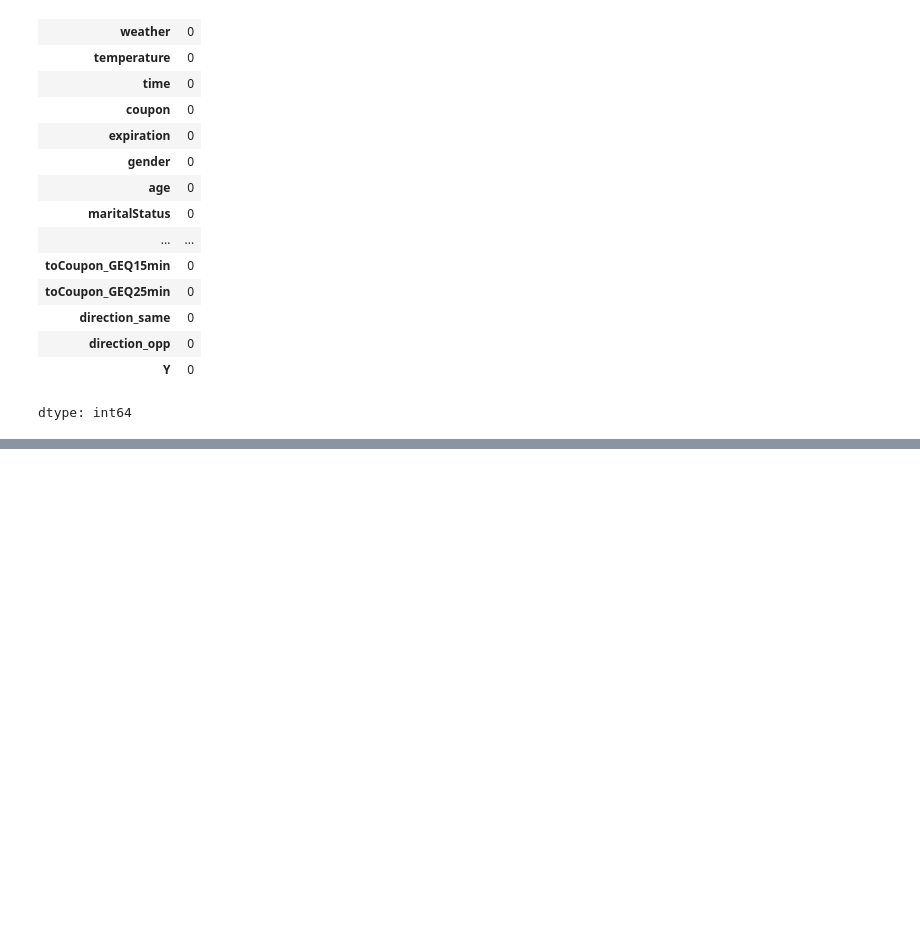
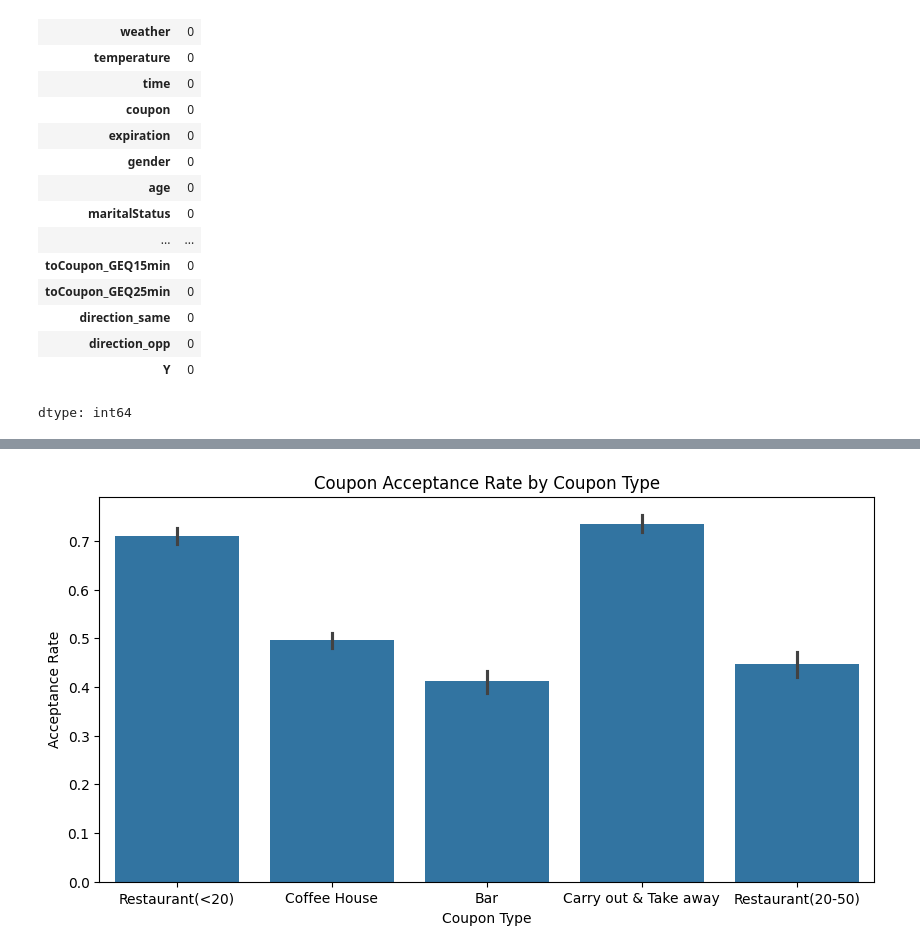
Before and after one commit to gowriv05/Final_Project_Python, a Jupyter notebook: In_Vehicle_Coupon_Acceptance_Analysis.ipynb, the cells around one changed output, grey strips where cells are left out. Cells and saved outputs as stored; diff of their text form; code cells hidden in the pictures; blank space fills up the shorter version.

```diff
--- a/In_Vehicle_Coupon_Acceptance_Analysis.ipynb
+++ b/In_Vehicle_Coupon_Acceptance_Analysis.ipynb
@@ -335,0 +586,9 @@ dtype: int64
+# %%
+plt.figure(figsize=(10,5))
+sns.barplot(data=df,x="coupon",y="Y")
+plt.title("Coupon Acceptance Rate by Coupon Type")
+plt.xlabel("Coupon Type")
+plt.ylabel("Acceptance Rate")
+plt.show()
+# %% [output]
+[figure, added]
```
Also changed, not shown: parts of 83 cells of this notebook.
